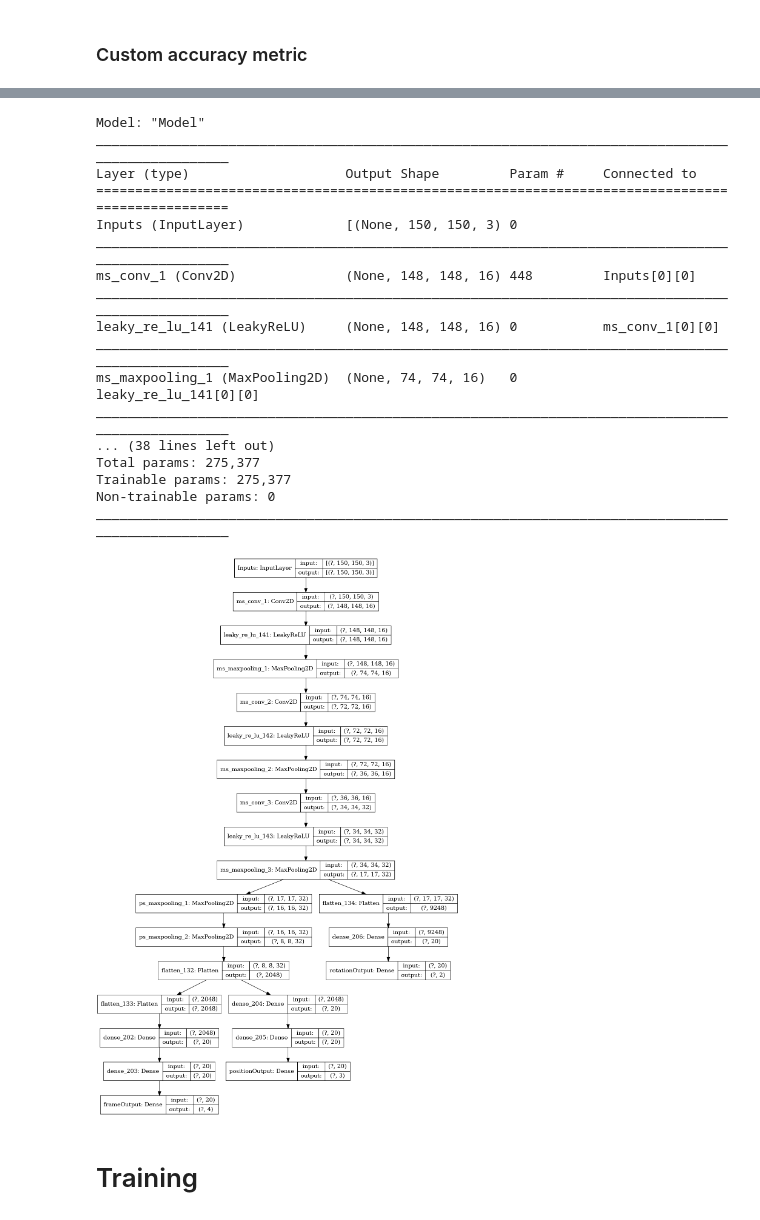
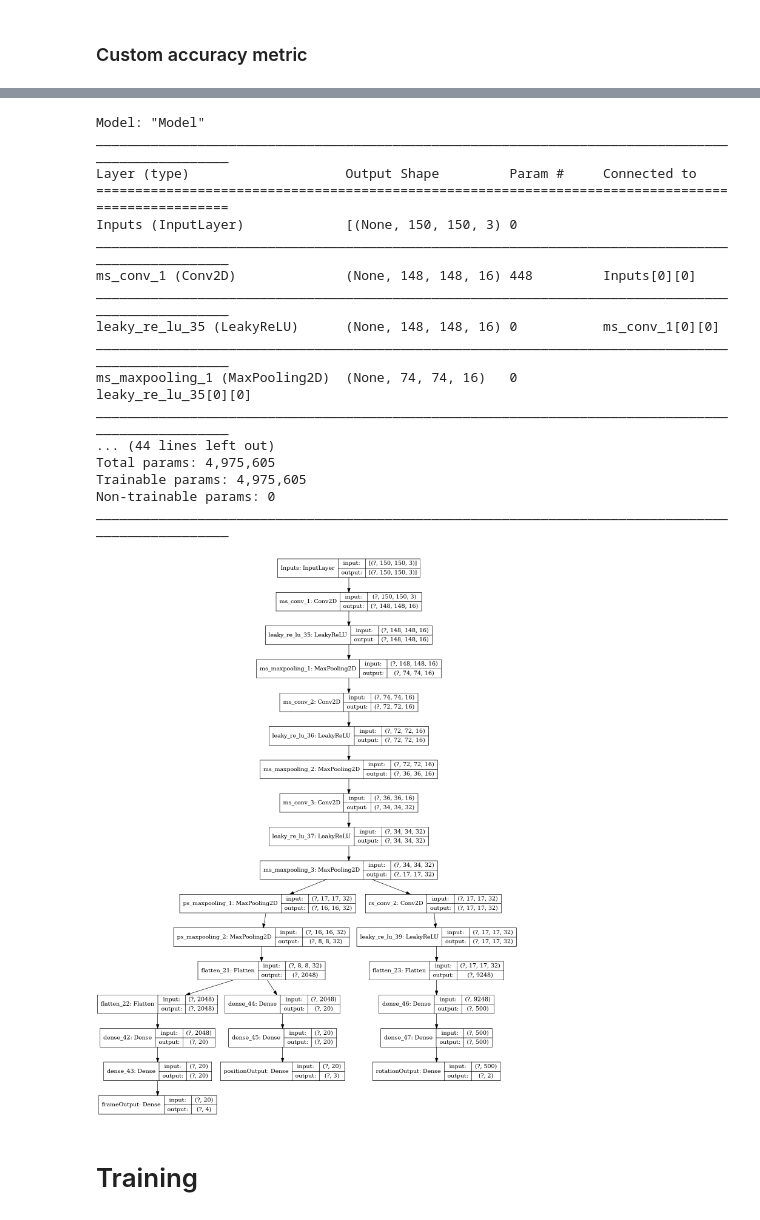
Before and after one commit to mateuszbugaj/Position_and_rotation_CNN, a Jupyter notebook: position_rotation_pooling_rgb.ipynb, the cells around one changed output, grey strips where cells are left out. Saved outputs shown, nothing was run; the diff lists cells and outputs as text; code cells hidden in the pictures.

```diff
--- a/position_rotation_pooling_rgb.ipynb
+++ b/position_rotation_pooling_rgb.ipynb
@@ -139,7 +144,7 @@ mainStream = Conv2D(name = "ms_conv_1",
                    kernel_size = 3,
                    strides = 1,
                    padding = "valid",
-                   kernel_initializer=tf.keras.initializers.GlorotUniform())(inputs)
+                   kernel_initializer='he_uniform')(inputs)
 
 mainStream = LeakyReLU()(mainStream)
 
@@ -152,7 +157,9 @@ mainStream = Conv2D(name = "ms_conv_2",
                    kernel_size = 3,
                    strides = 1,
                    padding = "valid",
-                   kernel_initializer=tf.keras.initializers.GlorotUniform())(mainStream)
+#                    kernel_initializer=tf.keras.initializers.GlorotUniform())(mainStream)
+                    kernel_initializer='he_uniform')(mainStream)
+
 
 mainStream = LeakyReLU()(mainStream)
 
@@ -165,7 +172,7 @@ mainStream = Conv2D(name = "ms_conv_3",
                    kernel_size = 3,
                    strides = 1,
                    padding = "valid",
-                   kernel_initializer=tf.keras.initializers.GlorotUniform())(mainStream)
+                   kernel_initializer='he_uniform')(mainStream)
 
 mainStream = LeakyReLU()(mainStream)
 
@@ -196,45 +203,63 @@ positionStream = Dense(20, activation = "relu")(positionStream)
 positionStream = Dense(3, name = "positionOutput")(positionStream)
 
 # Rotation Stream
-roationStream = Flatten()(mainStream)
-roationStream = Dense(20, activation = "relu")(roationStream)
+roationStream = Conv2D(name = "rs_conv_1",
+                   filters = 32,
+                   kernel_size = 3,
+                   strides = 1,
+                   padding = "same",
+                   kernel_initializer='he_uniform')(mainStream)
+
+roationStream = LeakyReLU()(roationStream)
+
+roationStream = Conv2D(name = "rs_conv_2",
+                   filters = 32,
+                   kernel_size = 3,
+                   strides = 1,
+                   padding = "same",
+                   kernel_initializer='he_uniform')(mainStream)
+
+roationStream = LeakyReLU()(roationStream)
+
+roationStream = Flatten()(roationStream)
+roationStream = Dense(500, activation = "relu")(roationStream)
+roationStream = Dense(500, activation = "relu")(roationStream)
 roationStream = Dense(2, name = "rotationOutput")(roationStream)
 
 
 model = keras.Model(inputs, [positionStream, roationStream, frameStream], name = "Model")
 
 model_optimizer = tf.keras.optimizers.Adam(
     learning_rate=0.001,
     beta_1=0.9,
     amsgrad=False)
 
 model_loss = tf.keras.losses.MeanSquaredError()
 
 model.compile(optimizer = model_optimizer,
-             loss = [model_loss, model_loss, model_loss],
-             metrics = {"rotationOutput": acc15})
+             loss = [model_loss, model_loss, model_loss])
 
 model.summary()
 keras.utils.plot_model(model, "model.png", show_shapes=True)
 # %% [output]
 Model: "Model"
 __________________________________________________________________________________________________
 Layer (type)                    Output Shape         Param #     Connected to
 ==================================================================================================
 Inputs (InputLayer)             [(None, 150, 150, 3) 0
 __________________________________________________________________________________________________
 ms_conv_1 (Conv2D)              (None, 148, 148, 16) 448         Inputs[0][0]
 __________________________________________________________________________________________________
-leaky_re_lu_141 (LeakyReLU)     (None, 148, 148, 16) 0           ms_conv_1[0][0]
+leaky_re_lu_35 (LeakyReLU)      (None, 148, 148, 16) 0           ms_conv_1[0][0]
 __________________________________________________________________________________________________
-ms_maxpooling_1 (MaxPooling2D)  (None, 74, 74, 16)   0           leaky_re_lu_141[0][0]
+ms_maxpooling_1 (MaxPooling2D)  (None, 74, 74, 16)   0           leaky_re_lu_35[0][0]
 __________________________________________________________________________________________________
-... (38 lines left out)
-Total params: 275,377
-Trainable params: 275,377
+... (44 lines left out)
+Total params: 4,975,605
+Trainable params: 4,975,605
 Non-trainable params: 0
 __________________________________________________________________________________________________
-[figure, old version]
+[figure, new version]
 # %% [markdown]
 # Training
 # %%
```
Also changed, not shown: parts of 10 cells of this notebook, 3 other files.
